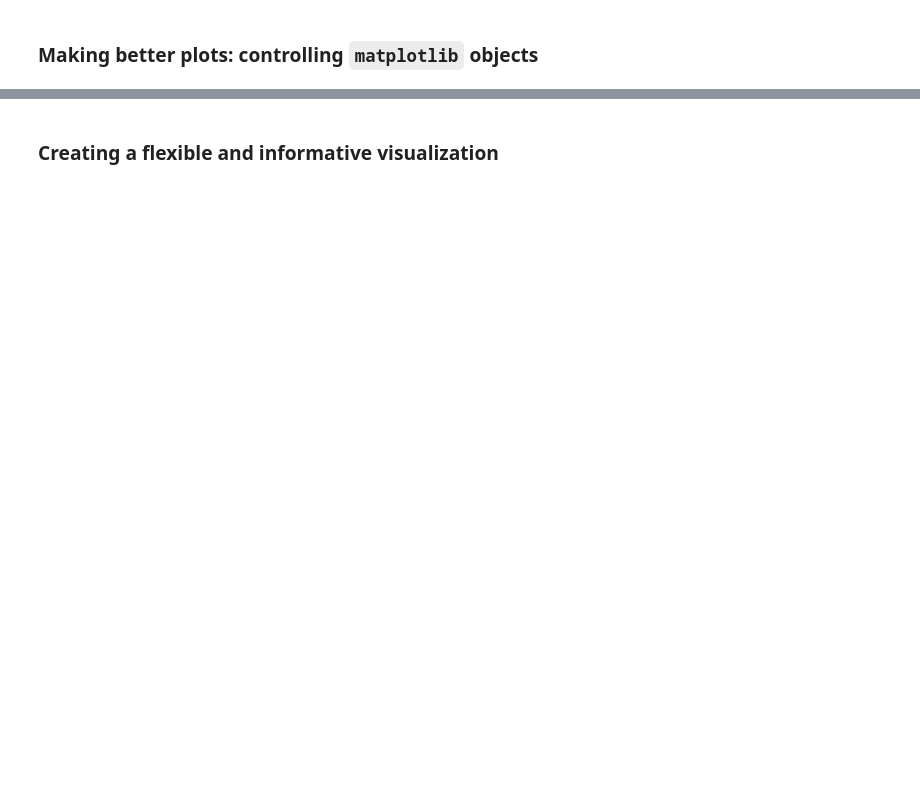
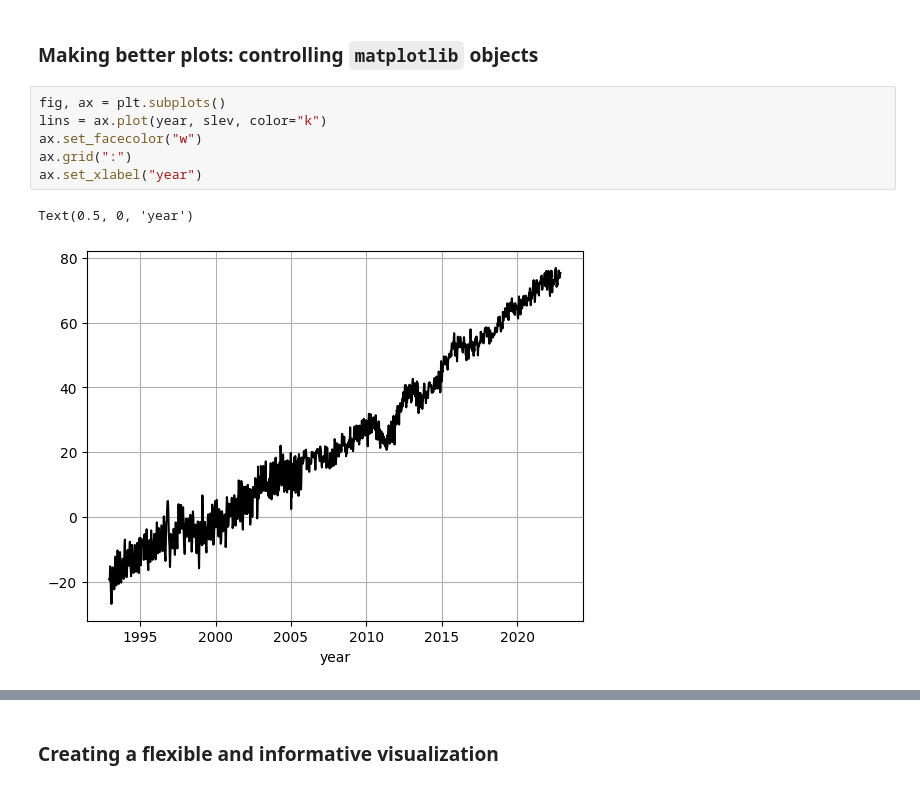
Before and after one commit to ReidelVichot/DSTEP23, a Jupyter notebook: week2/dstep23_matplotlib_intro1.ipynb, the cells around one changed output, grey strips where cells are left out. Drawn from its saved outputs; the diff is of its cells as text; blank space fills up the shorter version.

```diff
--- a/week2/dstep23_matplotlib_intro1.ipynb
+++ b/week2/dstep23_matplotlib_intro1.ipynb
@@ -39,2 +61,11 @@ noaa.plot?
 # %% [markdown]
 ### **Making better plots: controlling `matplotlib` objects**
+# %%
+fig, ax = plt.subplots()
+lins = ax.plot(year, slev, color="k")
+ax.set_facecolor("w")
+ax.grid(":")
+ax.set_xlabel("year")
+# %% [output]
+Text(0.5, 0, 'year')
+[figure, added]
```
Also changed, not shown: parts of 6 cells of this notebook.
